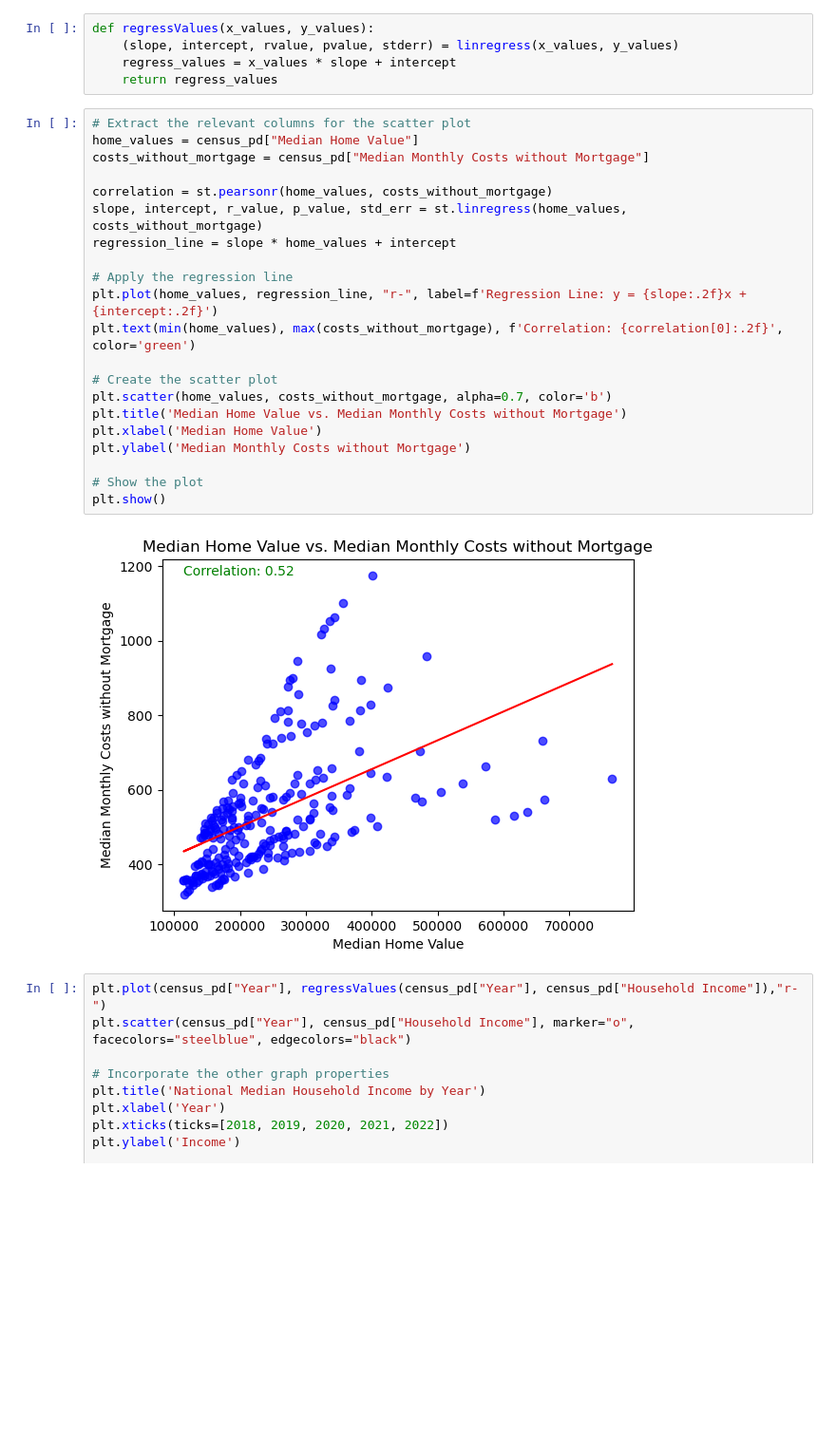
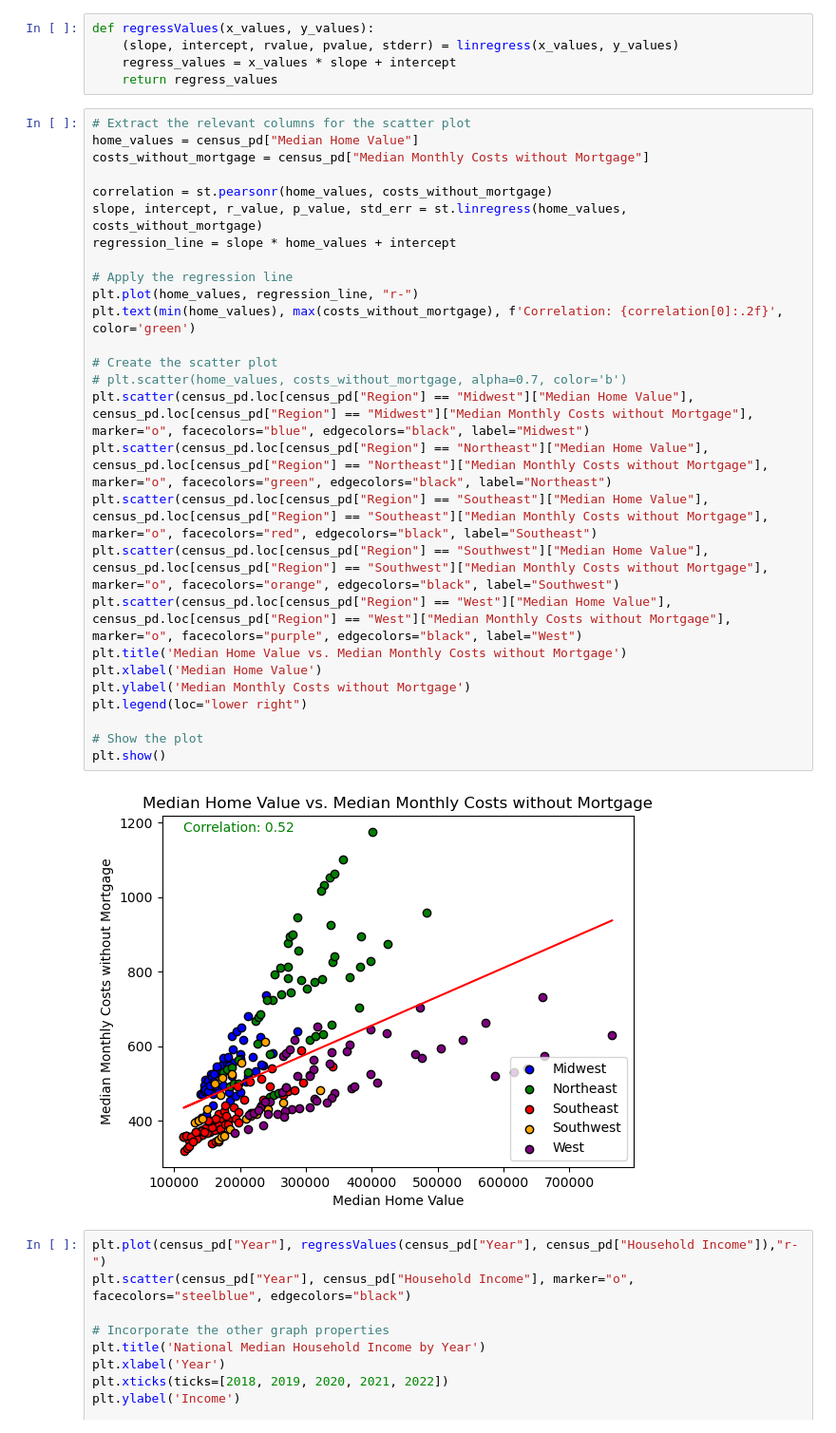
Before and after one commit to cmhillm75/US-Housing-Trends, a Jupyter notebook: nationwide.ipynb, the cells around one changed output. Shown at 95% size. Saved outputs shown, nothing was run; the diff lists cells and outputs as text; blank space fills up the shorter version.

Commit message:
added more colors

```diff
--- a/nationwide.ipynb
+++ b/nationwide.ipynb
@@ -235,26 +241,32 @@ def regressValues(x_values, y_values):
 # %%
 # Extract the relevant columns for the scatter plot
 home_values = census_pd["Median Home Value"]
 costs_without_mortgage = census_pd["Median Monthly Costs without Mortgage"]
 
 correlation = st.pearsonr(home_values, costs_without_mortgage)
 slope, intercept, r_value, p_value, std_err = st.linregress(home_values, costs_without_mortgage)
 regression_line = slope * home_values + intercept
 
 # Apply the regression line
-plt.plot(home_values, regression_line, "r-", label=f'Regression Line: y = {slope:.2f}x + {intercept:.2f}')
+plt.plot(home_values, regression_line, "r-")
 plt.text(min(home_values), max(costs_without_mortgage), f'Correlation: {correlation[0]:.2f}', color='green')
 
 # Create the scatter plot
-plt.scatter(home_values, costs_without_mortgage, alpha=0.7, color='b')
+# plt.scatter(home_values, costs_without_mortgage, alpha=0.7, color='b')
+plt.scatter(census_pd.loc[census_pd["Region"] == "Midwest"]["Median Home Value"], census_pd.loc[census_pd["Region"] == "Midwest"]["Median Monthly Costs without Mortgage"], marker="o", facecolors="blue", edgecolors="black", label="Midwest")
+plt.scatter(census_pd.loc[census_pd["Region"] == "Northeast"]["Median Home Value"], census_pd.loc[census_pd["Region"] == "Northeast"]["Median Monthly Costs without Mortgage"], marker="o", facecolors="green", edgecolors="black", label="Northeast")
+plt.scatter(census_pd.loc[census_pd["Region"] == "Southeast"]["Median Home Value"], census_pd.loc[census_pd["Region"] == "Southeast"]["Median Monthly Costs without Mortgage"], marker="o", facecolors="red", edgecolors="black", label="Southeast")
+plt.scatter(census_pd.loc[census_pd["Region"] == "Southwest"]["Median Home Value"], census_pd.loc[census_pd["Region"] == "Southwest"]["Median Monthly Costs without Mortgage"], marker="o", facecolors="orange", edgecolors="black", label="Southwest")
+plt.scatter(census_pd.loc[census_pd["Region"] == "West"]["Median Home Value"], census_pd.loc[census_pd["Region"] == "West"]["Median Monthly Costs without Mortgage"], marker="o", facecolors="purple", edgecolors="black", label="West")
 plt.title('Median Home Value vs. Median Monthly Costs without Mortgage')
 plt.xlabel('Median Home Value')
 plt.ylabel('Median Monthly Costs without Mortgage')
+plt.legend(loc="lower right")
 
 # Show the plot
 plt.show()
 # %% [output]
-[figure, old version]
+[figure, new version]
 # %%
 plt.plot(census_pd["Year"], regressValues(census_pd["Year"], census_pd["Household Income"]),"r-")
 plt.scatter(census_pd["Year"], census_pd["Household Income"], marker="o", facecolors="steelblue", edgecolors="black")
```
Also changed, not shown: parts of 2 cells of this notebook.
